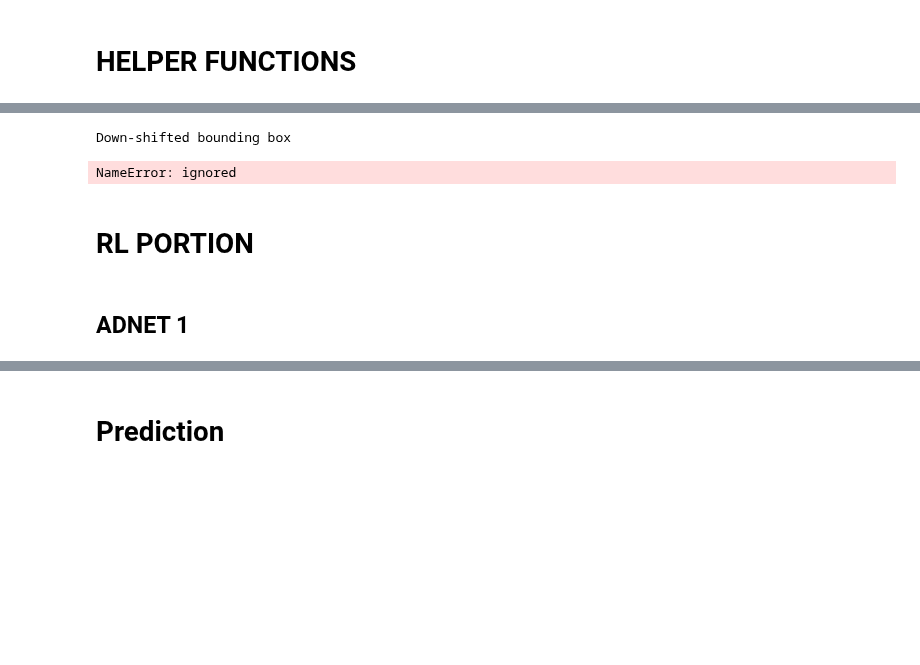
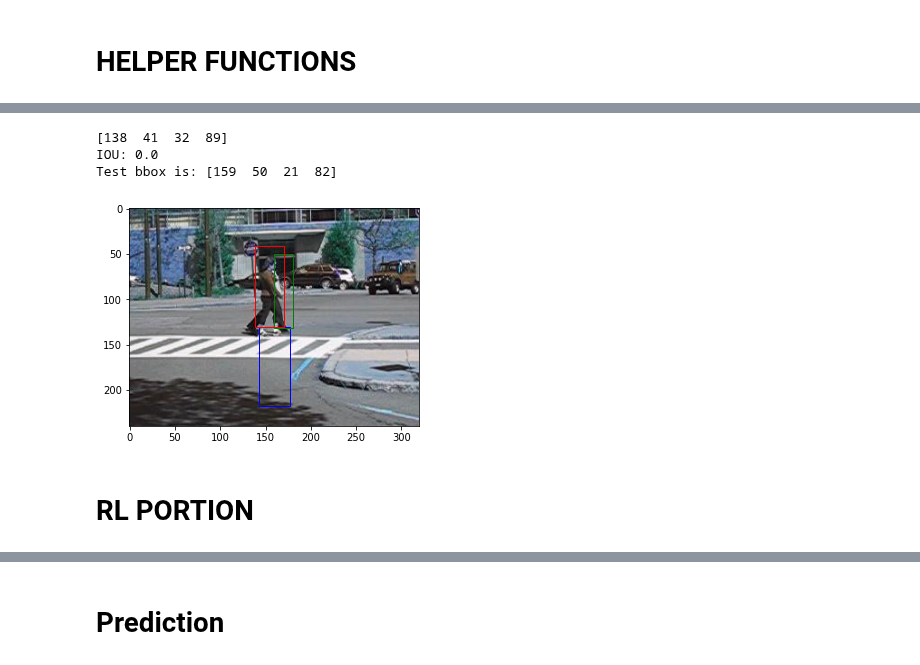
Before and after one commit to da2985/e6885-adnet, a Jupyter notebook: reinforce.ipynb, the cells around one changed output, grey strips where cells are left out. Saved outputs shown, nothing was run; the diff lists cells and outputs as text; code cells hidden in the pictures; blank space fills up the shorter version.

```diff
--- a/reinforce.ipynb
+++ b/reinforce.ipynb
@@ -527,41 +470,0 @@ def getImagefromBbox(img: np.array, bbox: np.array) -> np.array:
-# %%
-# VERTICAL MOVEMENT TESTING
-TEST_IMAGE_PATH = "adnet_datasets/OTB/Skater2/img/0005.jpg"
-TEST_BBOX = get_ground_truths("adnet_datasets/OTB/Skater2/groundtruth_rect.txt")[4]
-TEST_IMAGE = cv2.imread(TEST_IMAGE_PATH)
-
-
-"""
-img, bbox = TEST_IMAGE, TEST_BBOX
-print("Original bounding box")
-print(plotNpImageBBox(img, TEST_BBOX))
-
-# Test move up
-print("Up-shifted bounding box")
-bbox = move2(img, TEST_BBOX, "up")
-print(plotNpImageBBox(img, bbox))
-"""
-# Test move down
-print("Down-shifted bounding box")
-bbox = move2(img, TEST_BBOX, "down")
-print(plotNpImageBBox(img, bbox))
-
-print("Down-shifted bounding box")
-bbox = move2(img, bbox, "down")
-print(plotNpImageBBox(img, bbox))
-
-print("Down-shifted bounding box")
-bbox = move2(img, bbox, "down")
-print(plotNpImageBBox(img, bbox))
-
-print("Down-shifted bounding box")
-bbox = move2(img, bbox, "down")
-print(plotNpImageBBox(img, bbox))
-
-
-print("Down-shifted bounding box")
-bbox = move2(img, bbox, "down")
-print(plotNpImageBBox(img, bbox))
-# %% [output]
-Down-shifted bounding box
-NameError: ignored
@@ -582,15 +471,23 @@ print(plotNpImageBBox(img, bbox))
 # %%
 # Update this with the appropriate dataset
-TEST_IMAGE_PATH = "adnet_datasets/OTB/Couple/img/0031.jpg"
-TEST_BBOX = get_ground_truths("adnet_datasets/OTB/Couple/groundtruth_rect.txt")[30]
+TEST_IMAGE_PATH = "adnet_datasets/OTB/Couple/img/0082.jpg"
+TEST_BBOX = get_ground_truths("adnet_datasets/OTB/Couple/groundtruth_rect.txt")[82]
 TEST_IMAGE = cv2.imread(TEST_IMAGE_PATH)
 
 
 # Update the following two vars
-src_bbox = np.array([62, 13, 28, 70])
-pred_bbox = np.array([269, 185, 29, 33])
+src_bbox = np.array([143, 131, 34, 87])
+pred_bbox = np.array([138, 41, 32, 89])
 print(plotNpImageBBoxes(TEST_IMAGE, src_bbox, TEST_BBOX, pred_bbox))
 
-print(TEST_BBOX)
+
+print("IOU: {0}".format(calculate_IOU(pred_bbox, src_bbox)))
+
+print("Test bbox is: {0}".format(TEST_BBOX))
+# %% [output]
+[138  41  32  89]
+IOU: 0.0
+Test bbox is: [159  50  21  82]
+[figure, added]
 # %% [markdown]
 # RL PORTION
@@ -609,2 +493,0 @@ print(TEST_BBOX)
-# %% [markdown]
-## ADNET 1
```
Also changed, not shown: parts of 29 cells of this notebook.
